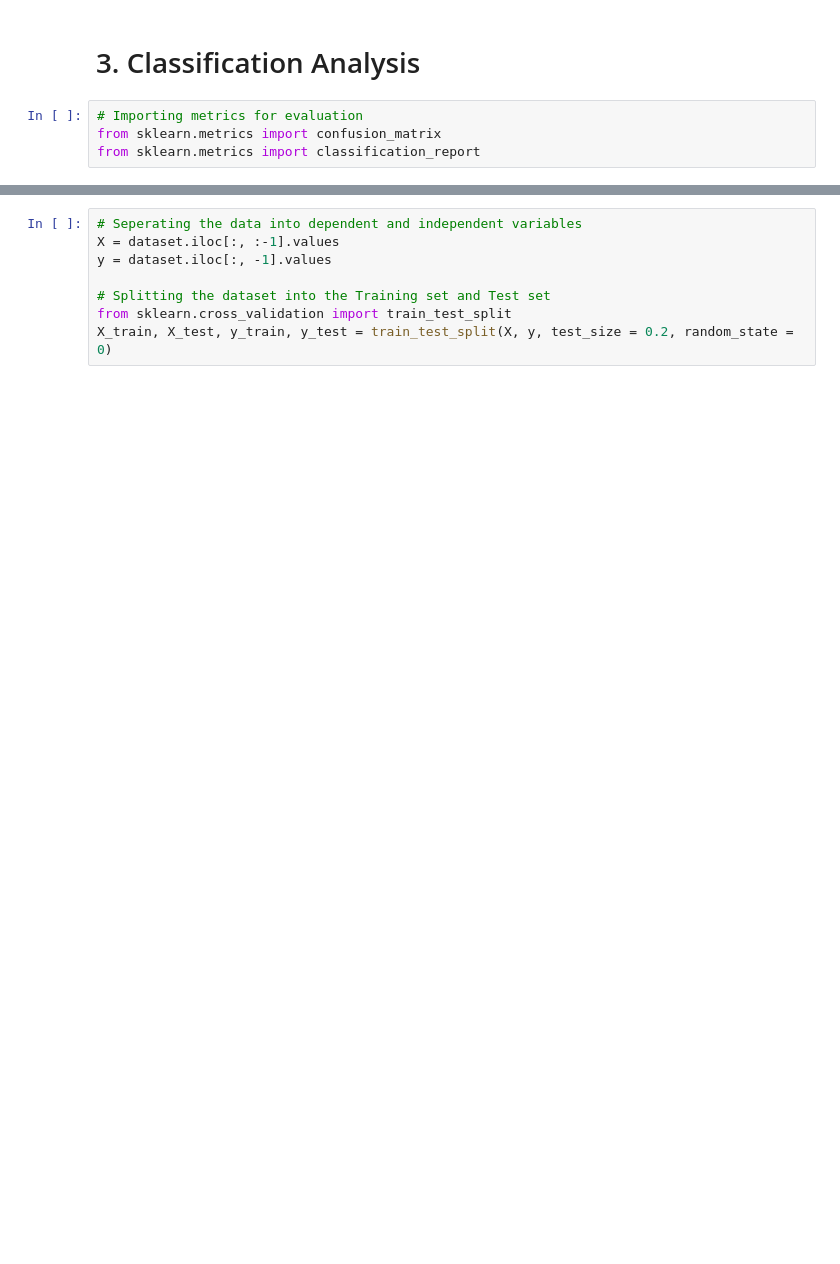
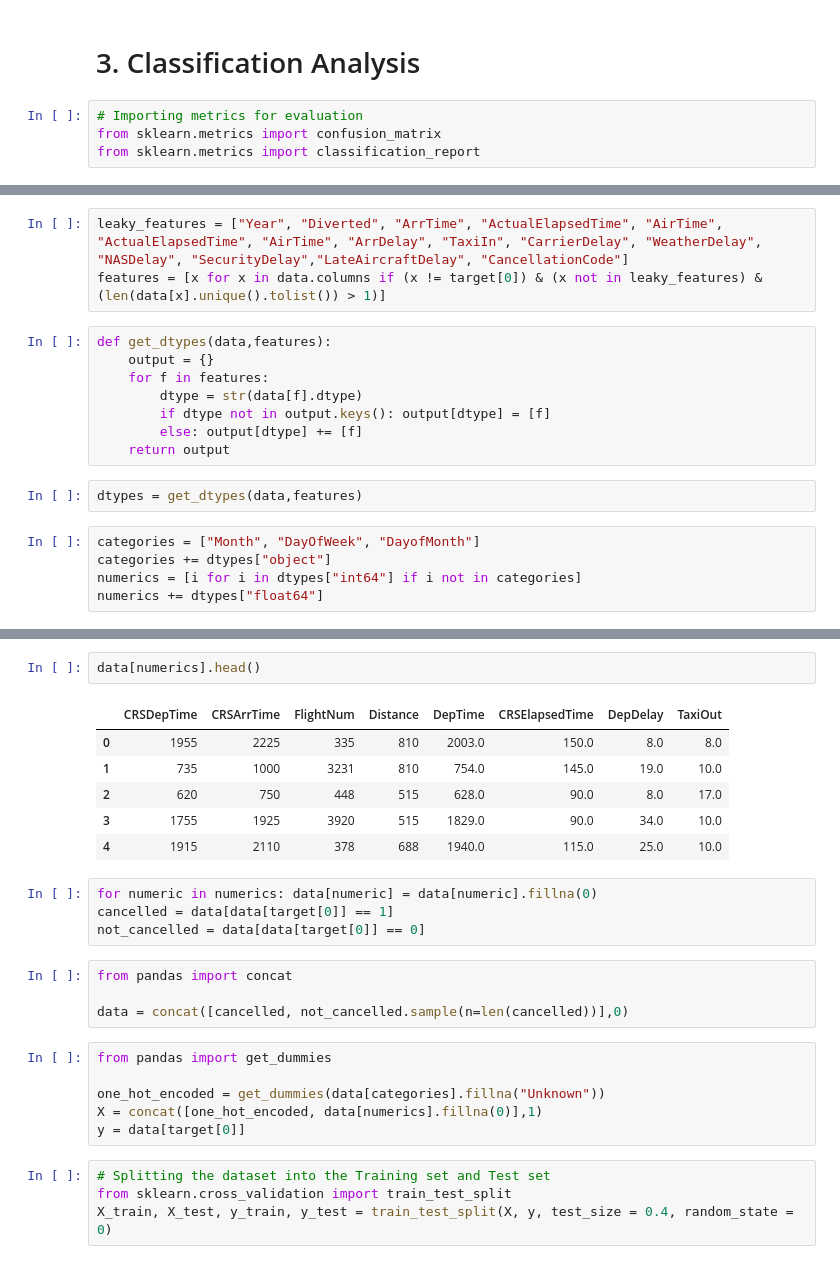
Before and after one commit to mcelwee/AI4ALL-Geospatial-Analysis, a Jupyter notebook: Delayed Flight Data.ipynb, the cells around one changed output, grey strips where cells are left out. Cells and saved outputs as stored; diff of their text form; blank space fills up the shorter version.

```diff
--- a/Delayed Flight Data.ipynb
+++ b/Delayed Flight Data.ipynb
@@ -64,0 +138,18 @@ from sklearn.metrics import classification_report
+# %%
+leaky_features = ["Year", "Diverted", "ArrTime", "ActualElapsedTime", "AirTime", "ActualElapsedTime", "AirTime", "ArrDelay", "TaxiIn", "CarrierDelay", "WeatherDelay", "NASDelay", "SecurityDelay","LateAircraftDelay", "CancellationCode"]
+features = [x for x in data.columns if (x != target[0]) & (x not in leaky_features) & (len(data[x].unique().tolist()) > 1)]
+# %%
+def get_dtypes(data,features):
+    output = {}
+    for f in features:
+        dtype = str(data[f].dtype)
+        if dtype not in output.keys(): output[dtype] = [f]
+        else: output[dtype] += [f]
+    return output
+# %%
+dtypes = get_dtypes(data,features)
+# %%
+categories = ["Month", "DayOfWeek", "DayofMonth"]
+categories += dtypes["object"]
+numerics = [i for i in dtypes["int64"] if i not in categories]
+numerics += dtypes["float64"]
@@ -65,8 +165,27 @@ from sklearn.metrics import classification_report
+# %%
+data[numerics].head()
+# %% [output]
+|  | CRSDepTime | CRSArrTime | FlightNum | Distance | DepTime | CRSElapsedTime | DepDelay | TaxiOut |
+| 0 | 1955 | 2225 | 335 | 810 | 2003.0 | 150.0 | 8.0 | 8.0 |
+| 1 | 735 | 1000 | 3231 | 810 | 754.0 | 145.0 | 19.0 | 10.0 |
+| 2 | 620 | 750 | 448 | 515 | 628.0 | 90.0 | 8.0 | 17.0 |
+| 3 | 1755 | 1925 | 3920 | 515 | 1829.0 | 90.0 | 34.0 | 10.0 |
+| 4 | 1915 | 2110 | 378 | 688 | 1940.0 | 115.0 | 25.0 | 10.0 |
+# %%
+for numeric in numerics: data[numeric] = data[numeric].fillna(0)
+cancelled = data[data[target[0]] == 1]
+not_cancelled = data[data[target[0]] == 0]
+# %%
+from pandas import concat
+
+data = concat([cancelled, not_cancelled.sample(n=len(cancelled))],0)
+# %%
+from pandas import get_dummies
+
+one_hot_encoded = get_dummies(data[categories].fillna("Unknown"))
+X = concat([one_hot_encoded, data[numerics].fillna(0)],1)
+y = data[target[0]]
 # %%
-# Seperating the data into dependent and independent variables
-X = dataset.iloc[:, :-1].values
-y = dataset.iloc[:, -1].values
-
 # Splitting the dataset into the Training set and Test set
 from sklearn.cross_validation import train_test_split
-X_train, X_test, y_train, y_test = train_test_split(X, y, test_size = 0.2, random_state = 0)
+X_train, X_test, y_train, y_test = train_test_split(X, y, test_size = 0.4, random_state = 0)
```
Also changed, not shown: parts of 16 cells of this notebook.
